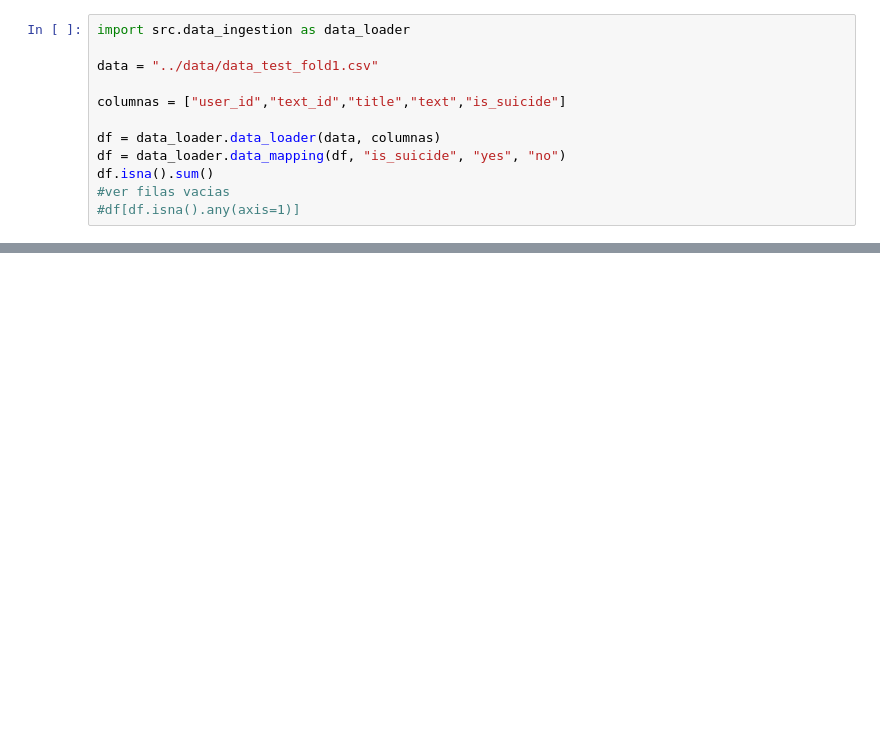
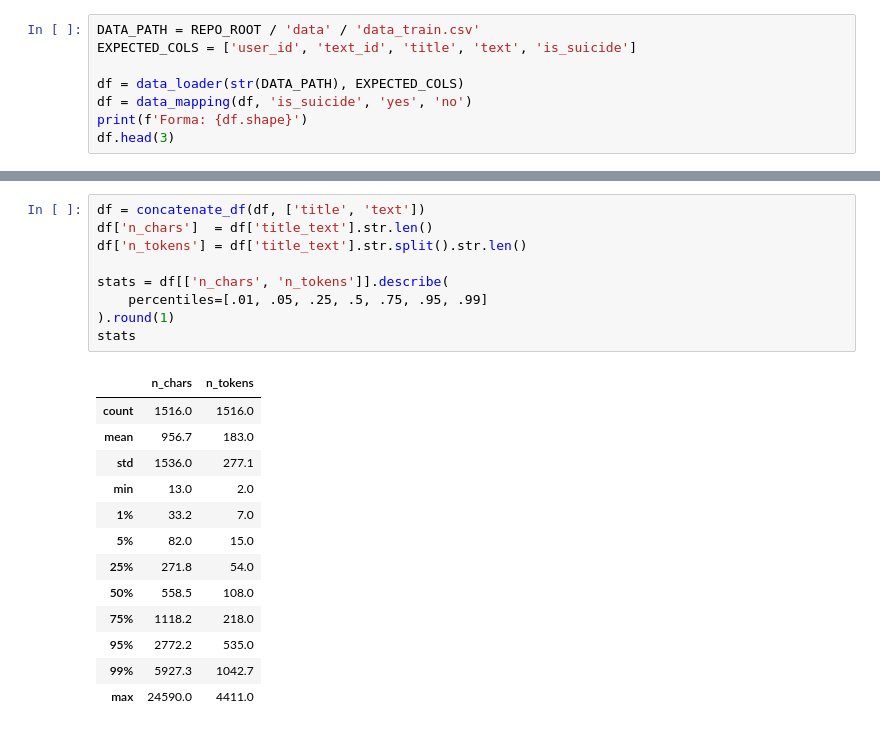
Before and after one commit to AlexIvanSing/Mental-Health-Classifier, a Jupyter notebook: notebooks/EDA.ipynb, the cells around one changed output, grey strips where cells are left out. Cells and saved outputs as stored; diff of their text form; blank space fills up the shorter version.

```diff
--- a/notebooks/EDA.ipynb
+++ b/notebooks/EDA.ipynb
@@ -45,14 +27,10 @@ def find_irregular_characters(df: pd.DataFrame, column: str):
 # %%
-import src.data_ingestion as data_loader
+DATA_PATH = REPO_ROOT / 'data' / 'data_train.csv'
+EXPECTED_COLS = ['user_id', 'text_id', 'title', 'text', 'is_suicide']
 
-data = "../data/data_test_fold1.csv"
-
-columnas = ["user_id","text_id","title","text","is_suicide"]
-
-df = data_loader.data_loader(data, columnas)
-df = data_loader.data_mapping(df, "is_suicide", "yes", "no")
-df.isna().sum()
-#ver filas vacias
-#df[df.isna().any(axis=1)]
+df = data_loader(str(DATA_PATH), EXPECTED_COLS)
+df = data_mapping(df, 'is_suicide', 'yes', 'no')
+print(f'Forma: {df.shape}')
+df.head(3)
 # %% [output]
 Data Loaded, schema valid
@@ -106,0 +116,23 @@ Name: title_text_clean, Length: 252, dtype: str
+# %%
+df = concatenate_df(df, ['title', 'text'])
+df['n_chars']  = df['title_text'].str.len()
+df['n_tokens'] = df['title_text'].str.split().str.len()
+
+stats = df[['n_chars', 'n_tokens']].describe(
+    percentiles=[.01, .05, .25, .5, .75, .95, .99]
+).round(1)
+stats
+# %% [output]
+|  | n_chars | n_tokens |
+| count | 1516.0 | 1516.0 |
+| mean | 956.7 | 183.0 |
+| std | 1536.0 | 277.1 |
+| min | 13.0 | 2.0 |
+| 1% | 33.2 | 7.0 |
+| 5% | 82.0 | 15.0 |
+| 25% | 271.8 | 54.0 |
+| 50% | 558.5 | 108.0 |
+| 75% | 1118.2 | 218.0 |
+| 95% | 2772.2 | 535.0 |
+| 99% | 5927.3 | 1042.7 |
+| max | 24590.0 | 4411.0 |
```
Also changed, not shown: parts of 40 cells of this notebook.
